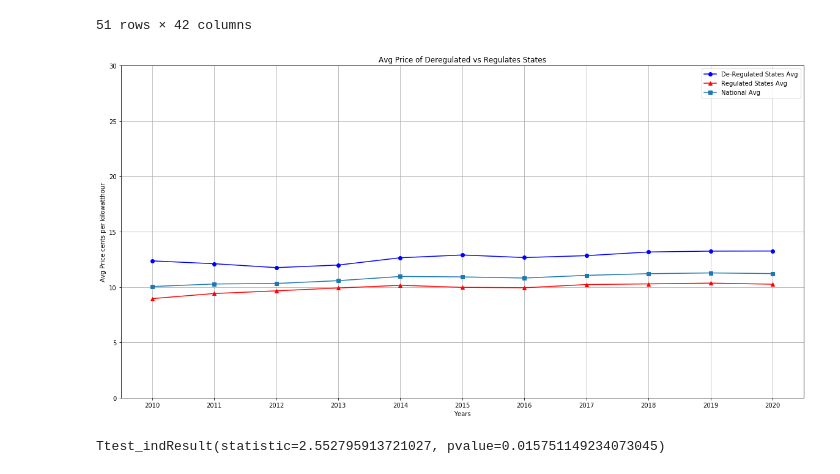
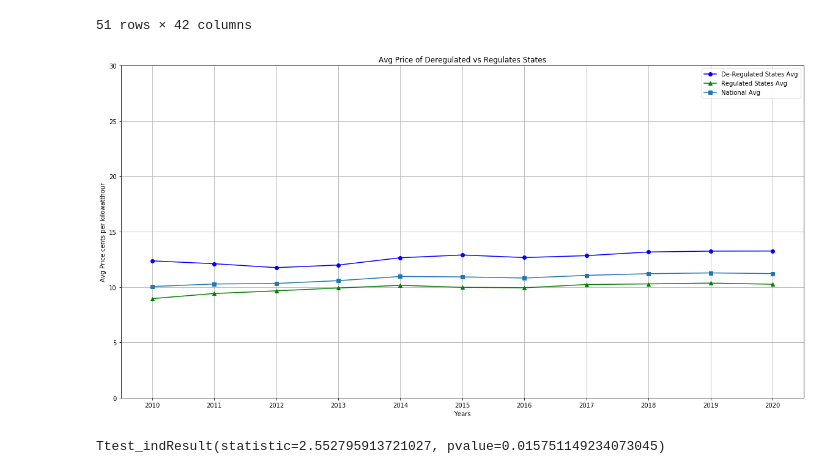
Before and after one commit to gpivaro/Project_1, a Jupyter notebook: Project_Notebook_API_KF.ipynb, the cells around one changed output. Saved outputs shown, nothing was run; the diff lists cells and outputs as text; code cells hidden in the pictures.

```diff
--- a/Project_Notebook_API_KF.ipynb
+++ b/Project_Notebook_API_KF.ipynb
@@ -347,52 +348,38 @@ yr2018_row_df = {"Year":"2018",
                  "Regulated States Avg":round(reg_states['2018 price'].mean(),2),
                  "National Avg":round(elect_qua_price_df['2018 price'].mean(),2)}
 AVG_PR_DF = AVG_PR_DF.append(yr2018_row_df, ignore_index=True)
 
 
 yr2019_row_df = {"Year":"2019","De-Regulated States Avg":round(de_reg_states['2019 price'].mean(),2),"Regulated States Avg":round(reg_states['2019 price'].mean(),2),"National Avg":round(elect_qua_price_df['2019 price'].mean(),2)}
 AVG_PR_DF = AVG_PR_DF.append(yr2019_row_df, ignore_index=True)
 
 
 yr2020_row_df = {"Year":"2020","De-Regulated States Avg":round(de_reg_states['2020 price'].mean(),2),"Regulated States Avg":round(reg_states['2020 price'].mean(),2),"National Avg":round(elect_qua_price_df['2020 price'].mean(),2)}
 AVG_PR_DF = AVG_PR_DF.append(yr2020_row_df, ignore_index=True)
 
 #plotting
 plt.figure(figsize=(20,10))
 plt.plot(AVG_PR_DF['Year'],AVG_PR_DF['De-Regulated States Avg'],marker ='o', color='blue', label="De-Regulated States Avg")
-plt.plot(AVG_PR_DF['Year'],AVG_PR_DF['Regulated States Avg'], marker='^', color='red', label="Regulated States Avg")
+plt.plot(AVG_PR_DF['Year'],AVG_PR_DF['Regulated States Avg'], marker='^', color='green', label="Regulated States Avg")
 plt.plot(AVG_PR_DF['Year'],AVG_PR_DF['National Avg'], marker='s', label="National Avg")
 
 #adding labels
 plt.legend(labels=["De-Regulated States Avg", "Regulated States Avg","National Avg"], loc="best")
 plt.title("Avg Price of Deregulated vs Regulates States")
 plt.xlabel("Years")
 plt.ylabel("Avg Price cents per kilowatthour")
 plt.grid()
 
 #setting limits
 plt.ylim(0, 30)
 
 
 plt.show()
 # %% [output]
-[figure, old version]
+[figure, new version]
-# %%
-#doing a 2 sample T-test to between regulated states avg and
-
-# >>> sample1 = np.random.randn(10, 1)
-# >>> sample2 = 1 + np.random.randn(15, 1)
-# >>> t_stat, p_val = stats.ttest_ind(sample1, sample2, equal_var=False)
-# >>> t_stat
-# array([-3.94339083])
-# >>> p_val
-# array([ 0.00070813])
-
-reg_array = AVG_PR_DF['Regulated States Avg']
-dereg_array = AVG_PR_DF['De-Regulated States Avg']
-
-#t_stat, p_val = stats.ttest_ind(reg_array, dereg_array,equal_var=False)
-#print("ttest ind from stats for both the regulated states and de-regulated states: t = %g  p = %g" % (t_stat, p_val))
-#print((t_stat, p_val))
-stats.ttest_ind( de_reg_states['2020 price'],reg_states['2020 price'],equal_var=False)
-# %% [output]
-Ttest_indResult(statistic=2.552795913721027, pvalue=0.015751149234073045)
+# %%
+#doing a 2 sample T-test to between regulated states avg and deregulared for the 2020 price
+
+stats.ttest_ind(de_reg_states['2020 price'],reg_states['2020 price'],equal_var=False)
+# %% [output]
+Ttest_indResult(statistic=2.552795913721027, pvalue=0.015751149234073045)
```
Also changed, not shown: parts of 3 cells of this notebook.
